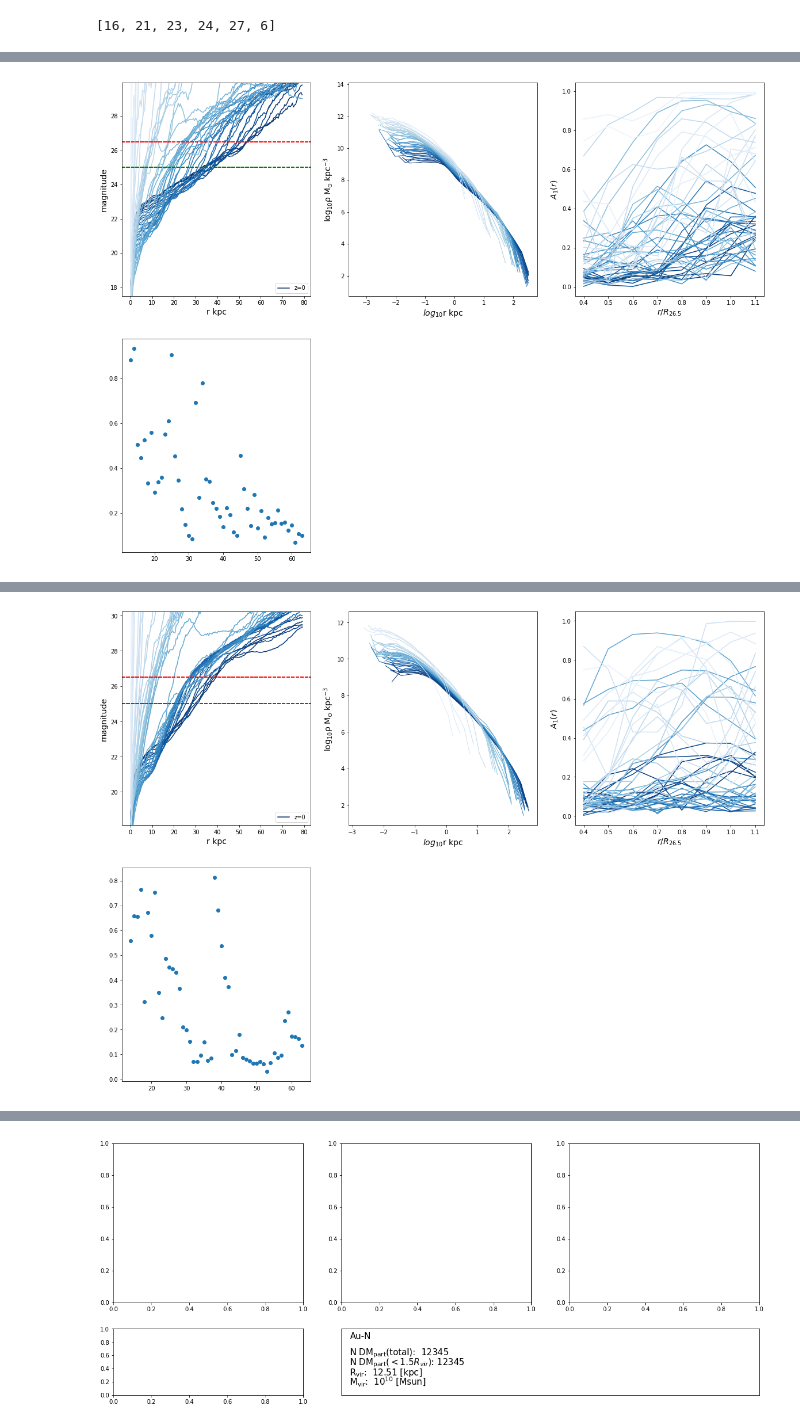
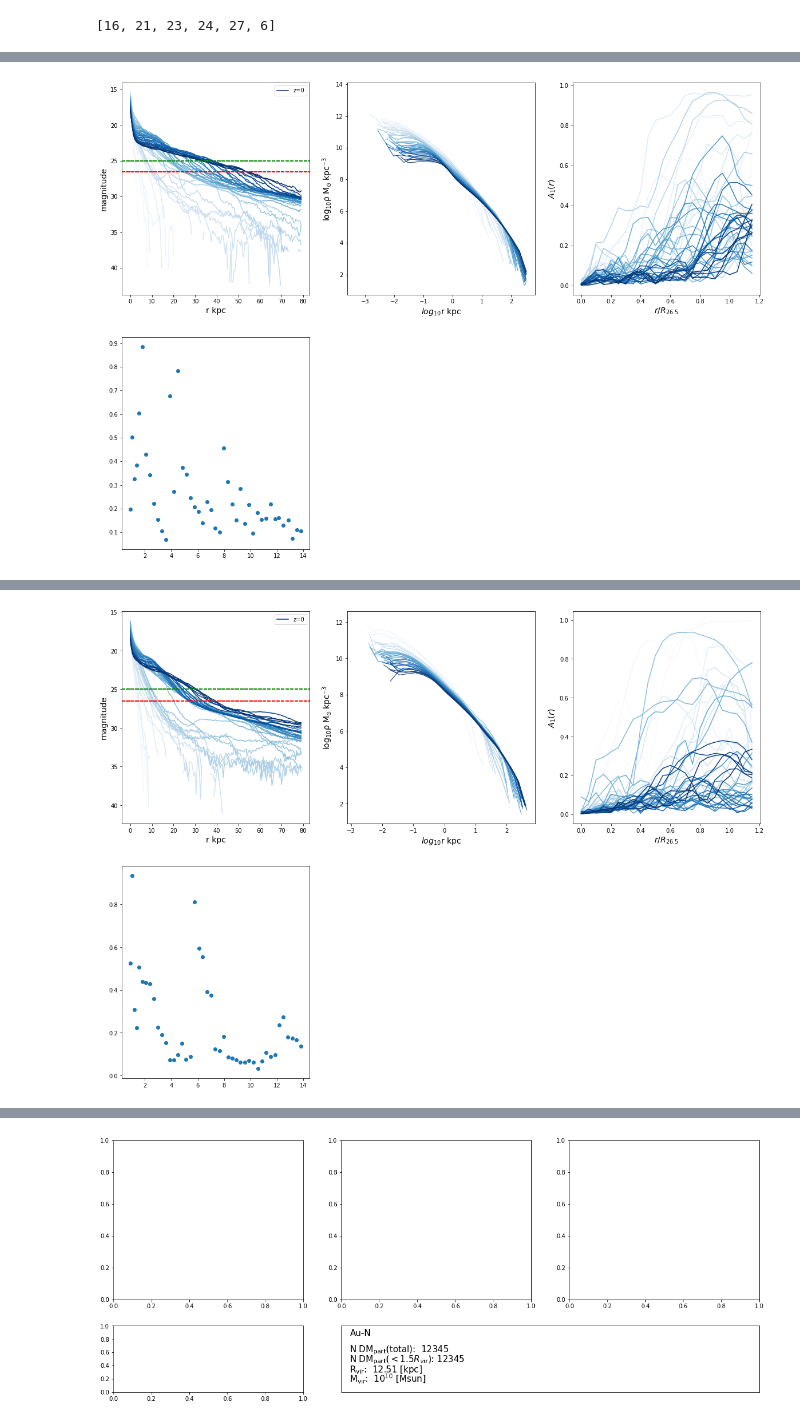
Before and after one commit to jngaravitoc/auriga-exp, a Jupyter notebook: src/Analisys Sample - on the time.ipynb, the cells around one changed output, grey strips where cells are left out. Cells and saved outputs as stored; diff of their text form; code cells hidden in the pictures.

```diff
--- a/src/Analisys Sample - on the time.ipynb
+++ b/src/Analisys Sample - on the time.ipynb
@@ -56,7 +56,7 @@ for ns in Lsnap:
     #p2.start()
     #p1.join()
     #p2.join()
-    Datstars = sim.Snapshot_Subhalo(idSubhalo=0,snapType='stars',fields=fields_stars)
+    Datstars = sim.Snapshot_Subhalo(idSubhalo=0,snapType='stars',fields=fields_stars,CalcStellarAges='CalcAgesAlt')
     DatDM = sim.Snapshot_Subhalo(idSubhalo=0,snapType='dm1',fields=fields_dm)
     Datgas = sim.Snapshot_Subhalo(idSubhalo=0,snapType='gas',fields=fields_gas)
     #print(return_dict.values())
@@ -69,7 +69,7 @@ for ns in Lsnap:
             'header':sim.Header()}
 
     gal = la.ToolRot(Data=Data, param=param)
-    Data = gal.Rotate()
+    Data = gal.Rotate()#UseMulti='SerialPool')
     Datstars=Data['stars']
     DatDM = Data['dm1']
     Datgas = Data['gas']
@@ -242,7 +242,7 @@ Lambda_dm:  -0.026      0.039   0.052
 # %%
 import matplotlib.pylab as pl
 #nhalo = 16
-Lsnap = np.arange(10,64,1,dtype=int)[::-1]
+Lsnap = np.arange(20,64,1,dtype=int)[::-1]
 print(Lsnap)
 
 #plt.subplots_adjust(hspace=0.4)
@@ -257,11 +257,11 @@ for nhalo in la.L3MHDsam:
   ax4=plt.subplot(2,3,4)
   #if nhalo!=16:continue
   #print('halo ID ',nhalo)
-  A1Med=[]
+  A1Med,LageU=[],[]
 
   for ii,ns in enumerate(Lsnap):
 
-    print('Au-%s snapshot %s number %s'%(nhalo,ns,ii))
+    #print('Au-%s snapshot %s number %s'%(nhalo,ns,ii),end='\r')
     #print(colors[ii])
     sim = la.Reader_Au(Nhalo=nhalo,Nsnap=ns)
     #print(sim.base)
@@ -278,8 +278,10 @@ for nhalo in la.L3MHDsam:
 
 
 
-    Datstars = sim.Snapshot_Subhalo(idSubhalo=0,snapType='stars',fields=fields_stars)
+    Datstars = sim.Snapshot_Subhalo(idSubhalo=0,snapType='stars',fields=fields_stars,CalcStellarAges='CalcAgesAlt')
     DatDM = sim.Snapshot_Subhalo(idSubhalo=0,snapType='dm1',fields=fields_dm)
+    #print('Age of Universe %s Gyr'%round(sim.AgeU,3),end='\r')
+    LageU.append(sim.AgeU)
 
     #print('edad ',len(Datstars['age']),max(Datstars['age']),min(Datstars['age']))
     Data = {'stars':Datstars,'dm1':DatDM}
@@ -289,8 +291,9 @@ for nhalo in la.L3MHDsam:
     #print('rotar')
     nans = np.isnan(Datstars['age'])
     agelimit = np.percentile(Datstars['age'][~nans],25)
-
-    gal = la.ToolRot(Data=Data, param=param,agelim=agelimit  )
+    agemin,agemax,agemed=np.nanmin(Datstars['age']),np.nanmax(Datstars['age']),np.median(Datstars['age'][~nans])
+    Nyoung = np.sum(Datstars['age'][~nans]<5)
+    gal = la.ToolRot(Data=Data, param=param)#,agelim=agelimit  )
     Data = gal.Rotate()
     Datstars=Data['stars']
     DatDM = Data['dm1']
@@ -306,15 +309,14 @@ for nhalo in la.L3MHDsam:
     photpart = Datstars['gsph']
     rs = np.sqrt(Xs**2 + Ys**2)
     rstar = np.sqrt(Xs**2 + Ys**2 +Zs**2)
-    print('Nstar ',len(rstar))
+    #print('Nstar %s'%len(rstar),end='\r')
     #----------SB profile
     rsd,mvs = la.StellarDensity1D(rs,photpart[:,2],lmax=80)
-    if ns==63: ax1.plot(rsd,mvs,color=colors[ii],label='z=0')
-    else:ax1.plot(rsd,mvs,color=colors[ii])
-    ax1.axhline(26.5,ls='--',c='r')
-    ax1.axhline(25,ls='--',c='g')
-    yl=ax1.get_ylim()
-    ax1.set_ylim(yl[::-1])
+    if ns==63: ax1.plot(rsd,mvs,color=colors[ii],label='z=0',zorder=ns)
+    else:ax1.plot(rsd,mvs,color=colors[ii],zorder=ns)
+    ax1.axhline(26.5,ls='--',c='r',zorder=70)
+    ax1.axhline(25,ls='--',c='g',zorder=71)
+
     ax1.set_xlabel(r'r kpc',fontsize=14)
     ax1.set_ylabel(r'magnitude',fontsize=14)
     ax1.legend()
@@ -326,9 +328,9 @@ for nhalo in la.L3MHDsam:
     fstar=np.array([Xs,Ys,Zs,Xs,Ys,Zs,Ms])
     Subhalo0= la.Asymmetry(stars_data=fstar.T,dm_data=None)
     #fstar: [x,y,z,vx,vy,vz,m,age,idstar,Metal,U,B,V,K,g,r,i,z_]
-    median_A1,distr_A1 = Subhalo0.Mfourier(Ropt=rholm,r_min=0.4,r_max=1.2,r_int=0.1)
-
-    ax3.plot(distr_A1[0],distr_A1[1],color=colors[ii])
+    _,distr_A1 = Subhalo0.Mfourier(Ropt=rholm,r_min=0,r_max=1.2,r_int=0.05)
+    median_A1,_ = Subhalo0.Mfourier(Ropt=rholm,r_min=0.4,r_max=1.2,r_int=0.05)
+    ax3.plot(distr_A1[0],distr_A1[1],color=colors[ii],zorder=ns)
     ax3.set_xlabel(r'$r/R_{26.5}$',fontsize=14)
     ax3.set_ylabel(r'$A_1(r)$',fontsize=14)
     #ax3.set_ylim(0,0.2)
@@ -355,13 +357,13 @@ for nhalo in la.L3MHDsam:
         vol = (4/3)*np.pi*(DRn[i+1]**3 - DRn[i]**3)
         rho.append(np.sum(Mdm[sel])/vol)
 
-    ax2.plot(DR[:-1],np.log10(rho),color=colors[ii],lw=1)
+    ax2.plot(DR[:-1],np.log10(rho),color=colors[ii],lw=1,zorder=ns)
     ax2.set_ylabel(r'$\rm log_{10} \rho\; M_{\odot}\;kpc^{-3}}$',fontsize=14)
     ax2.set_xlabel(r'$log_{10}$r kpc',fontsize=14)
     # --------------------------------------------------
 
-
-
+    print('Au-%s | snapshot %s | number %s | Nyoung %s | Age Universe %s'%(nhalo,ns,ii,Nyoung,round(sim.AgeU,3)))
+    print('Agestar %s -- %s -- %s'%(round(agemin,3),round(agemed,3),round(agemax,3)))
     '''
     cuts= (rs<=100)& (np.abs(Zs)<=30)
     Xs,Ys,Zs,Ms=Xs[cuts],Ys[cuts],Zs[cuts],Ms[cuts]
@@ -378,9 +380,10 @@ for nhalo in la.L3MHDsam:
     #Hse,_xse,_yse,boxse = la.StellarDensity2D(Xs,Zs,Ms,npix = [720,int(720/2)],style='SD')
 
     #Hdm,_xdm,_ydm,boxdm = la.StellarDensity2D(Xdm,Ydm,Mdm,npix = [720,720],style='SD')
-
+  yl=ax1.get_ylim()
+  ax1.set_ylim(yl[::-1])
   A1Med=np.array(A1Med)
-  ax4.scatter(Lsnap,A1Med)
+  ax4.scatter(LageU,A1Med)
   plt.show()
   plt.close()
 # %% [output]
@@ -404 +407 @@ Nstar  1670
-[figure, old version]
+[figure, new version]
@@ -422 +425 @@ Nstar  281
-[figure, old version]
+[figure, new version]
```
Also changed, not shown: parts of 3 cells of this notebook, 3 other files.
